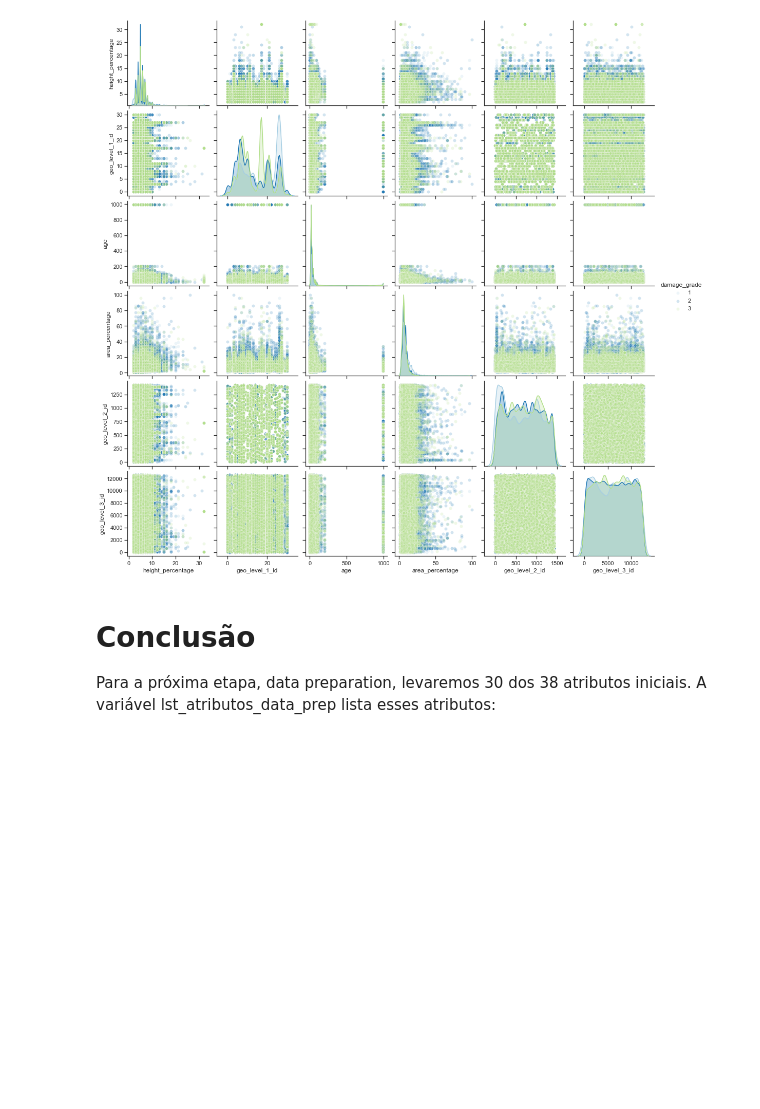
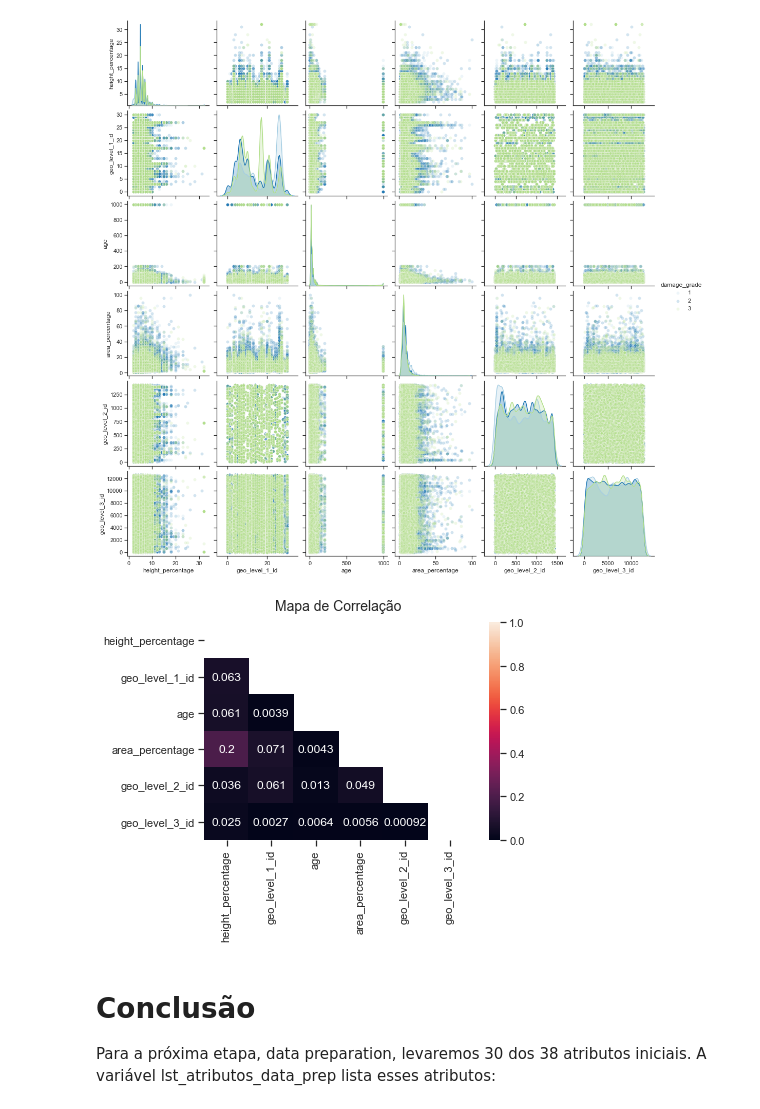
Before and after one commit to Carne-de-Pescoco/Modeling-Earthquake, a Jupyter notebook: notebooks/1_business_understanding_suto.ipynb, the cells around one changed output. Drawn from its saved outputs; the diff is of its cells as text; code cells hidden in the pictures; blank space fills up the shorter version.

```diff
--- a/notebooks/1_business_understanding_suto.ipynb
+++ b/notebooks/1_business_understanding_suto.ipynb
@@ -349,6 +349,15 @@ sns.pairplot(df_atributos_continuos, hue="damage_grade", plot_kws={'alpha':0.2})
 # %% [output]
 <seaborn.axisgrid.PairGrid at 0x...>
 [figure]
+# %%
+correlation_matrix = abs(X_train[lst_X_train_continuas].corr())
+
+mask = np.triu(np.ones_like(correlation_matrix, dtype=np.bool))
+
+ax = sns.heatmap(correlation_matrix, vmin=0, vmax=1, mask=mask,annot=True)
+ax.set_title('Mapa de Correlação', fontdict={'fontsize':14}, pad=12);
+# %% [output]
+[figure, added]
 # %% [markdown]
 # Conclusão
 
```
Also changed, not shown: 6 other files.
